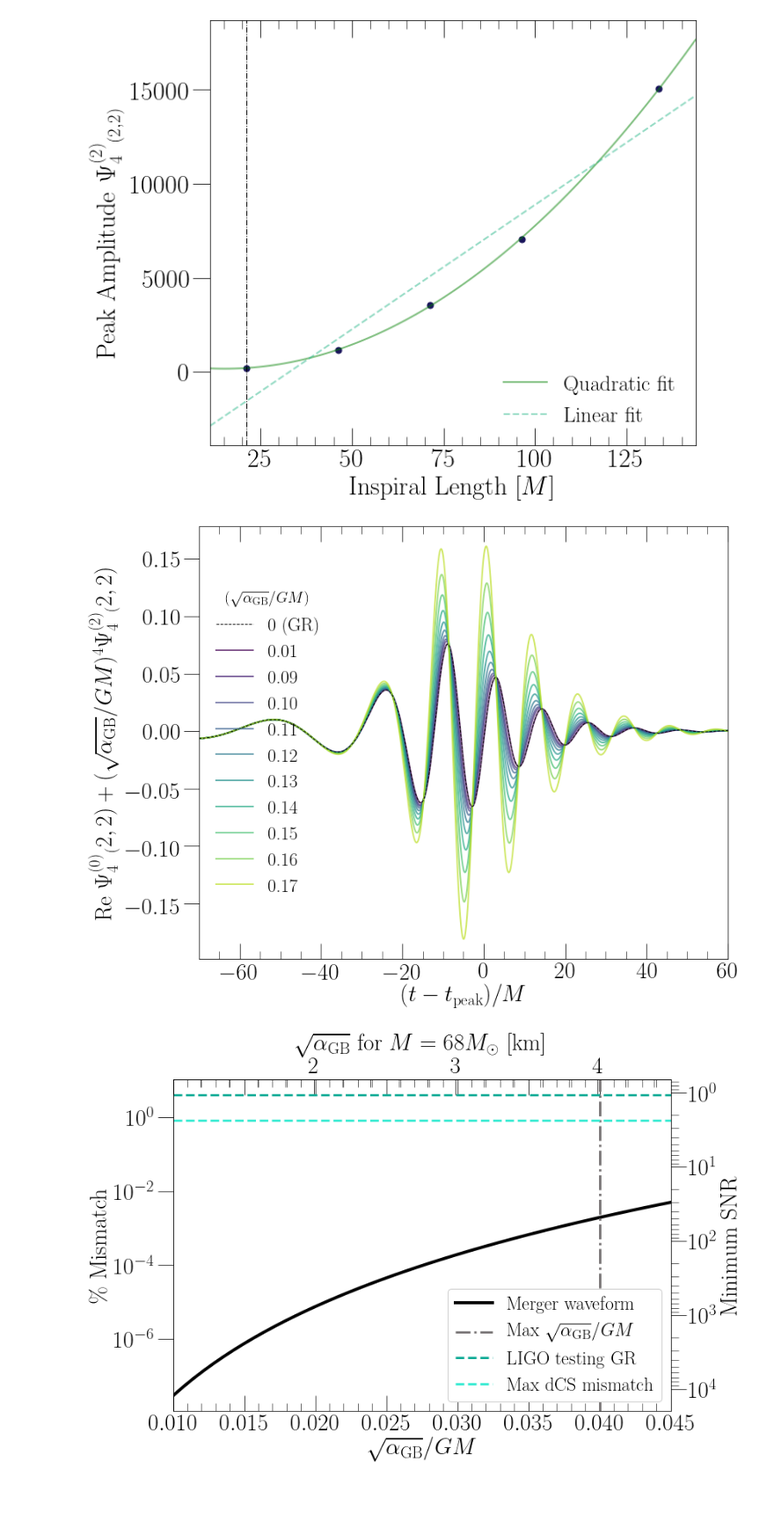
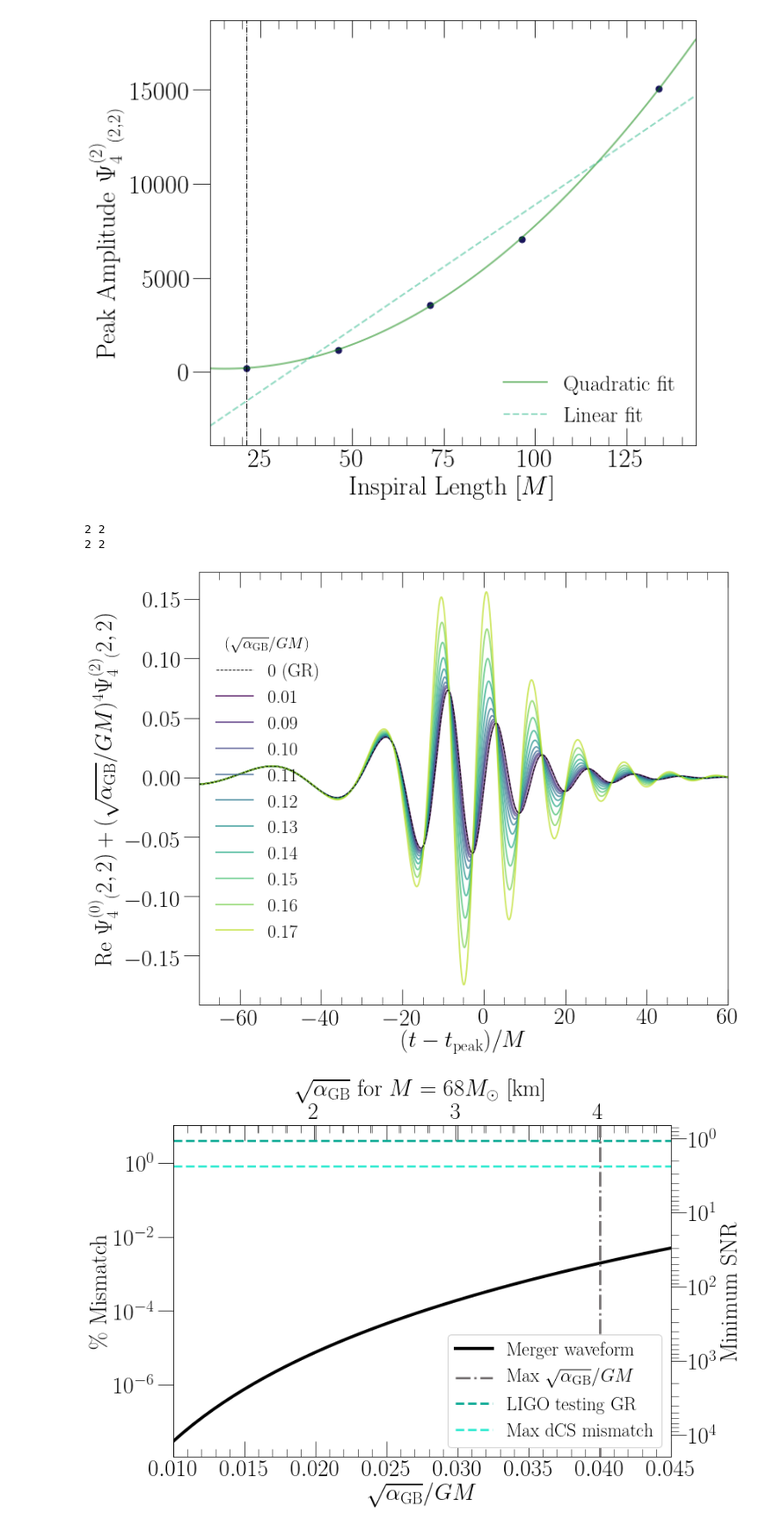
Before and after one commit to mariaokounkova/EDGB, a Jupyter notebook: GW150914/EDGB_GW.ipynb, the cells around one changed output. Shown at 88% size. Saved outputs shown, nothing was run; the diff lists cells and outputs as text; code cells hidden in the pictures; blank space fills up the shorter version.

Commit message:
EDGB_GW: use extrapolated waveforms for together plot

```diff
--- a/GW150914/EDGB_GW.ipynb
+++ b/GW150914/EDGB_GW.ipynb
@@ -528,14 +528,14 @@ def TogetherPlot(log=False):
 
     f, ax = plt.subplots(1, figsize=(12,6) if log else (12, 9))
 
-    time, data = GethPsi4Mode(ev_dir(2500, 25, lev=lev), radius=0)
-    #time, data = GethPsi4ModeExtrapolated(ex_dir(2100, lev=lev))
+    #time, data = GethPsi4Mode(ev_dir(2500, 25, lev=lev), radius=0)
+    time, data = GethPsi4ModeExtrapolated(ex_dir(2500, 25, lev=lev))
     t_peak = GetPeakTimeModeReal(time, data)
     time = time - t_peak
     time, data = CutTimes(time, data, cut_min, cut_max)
 
-    gr_time, gr_data = GetPsi4Mode(bev_dir(lev=lev), radius=0)
-    #gr_time, gr_data = GetPsi4ModeExtrapolated(bex_dir(lev=lev))
+    #gr_time, gr_data = GetPsi4Mode(bev_dir(lev=lev), radius=0)
+    gr_time, gr_data = GetPsi4ModeExtrapolated(bex_dir(lev=lev))
     gr_time = gr_time - t_peak
     gr_time, gr_data = CutTimes(gr_time, gr_data, cut_min, cut_max)
 
@@ -556,35 +556,37 @@ def TogetherPlot(log=False):
         total = gr_data + l**4 * data
         ax.plot(time, total, lw=2.0, label='%.2f' % l, color=color,alpha=0.7)
     ax.plot(time, gr_data, lw=1.0, ls='--', color='black')
 
 
     legend = ax.legend(fontsize=24, loc='center left', frameon=False, ncol=1, \
                        title=r'$(\sqrt{\alpha_\mathrm{GB}}/GM)$')
     plt.setp(legend.get_title(),fontsize=20)
     ax.set_ylabel(r'Re $\Psi_4^{(0)} {}_(2,2) + (\sqrt{\alpha_\mathrm{GB}}/GM)^4 \Psi_4^{(2)} {}_(2,2)$' , \
                   fontsize=30)
     if log:
        ax.set_ylabel(r'$\|\textrm{Re }\Psi_4^{(0)} {}_(2,2) + (\sqrt{\alpha_\mathrm{GB}}/GM)^4 \Psi_4^{(2)} {}_(2,2)\|$' \
                      , fontsize=26)
     ax.set_xlim(-50, 50)
     ax.set_xlim(cut_min, cut_max)
     if log:
         ax.set_ylim(3e-3, 1e-1)
         ax.set_xlim(-80, 20)
     else:
         ax.set_xlim(-70, 60)
     ax.set_xlabel('$(t - t_\mathrm{peak})/M$', fontsize=30)
     if log:
-       ax.set_yscale('log')
+        ax.set_yscale('log')
 
     plt.tight_layout()
     plt.savefig(figname + '.pdf')
     plt.show()
 
 TogetherPlot()
 #TogetherPlot(log=True)
 # %% [output]
+2 2
+2 2
-[figure, old version]
+[figure, new version]
 # %%
 ## Overlap calculation
 
```
